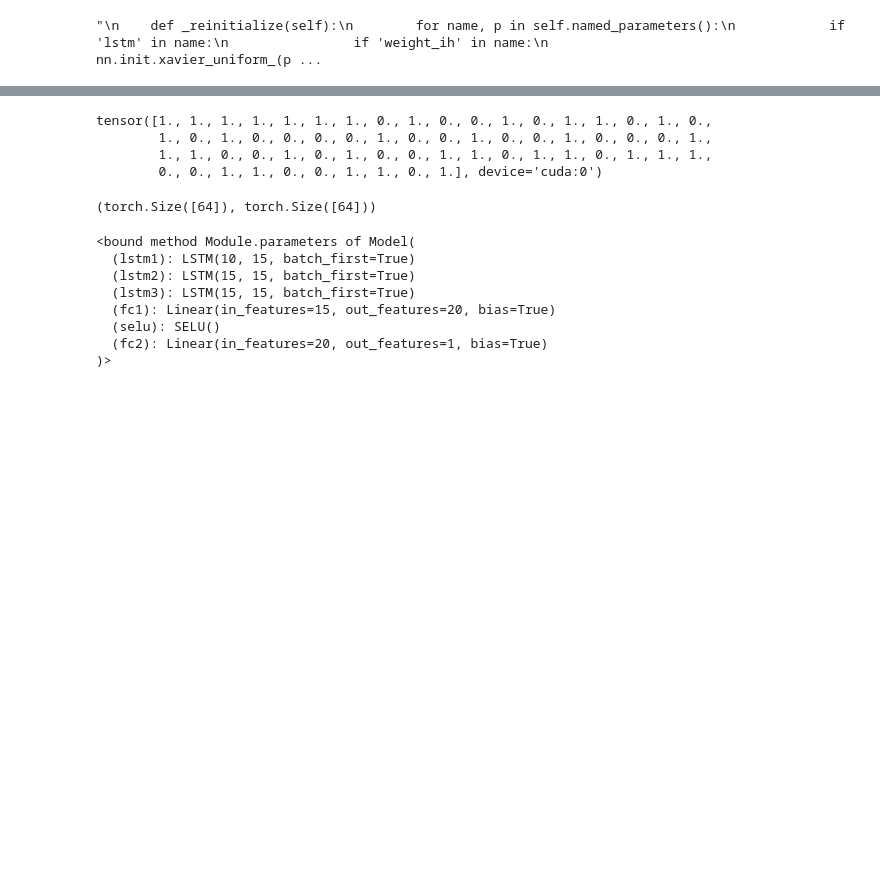
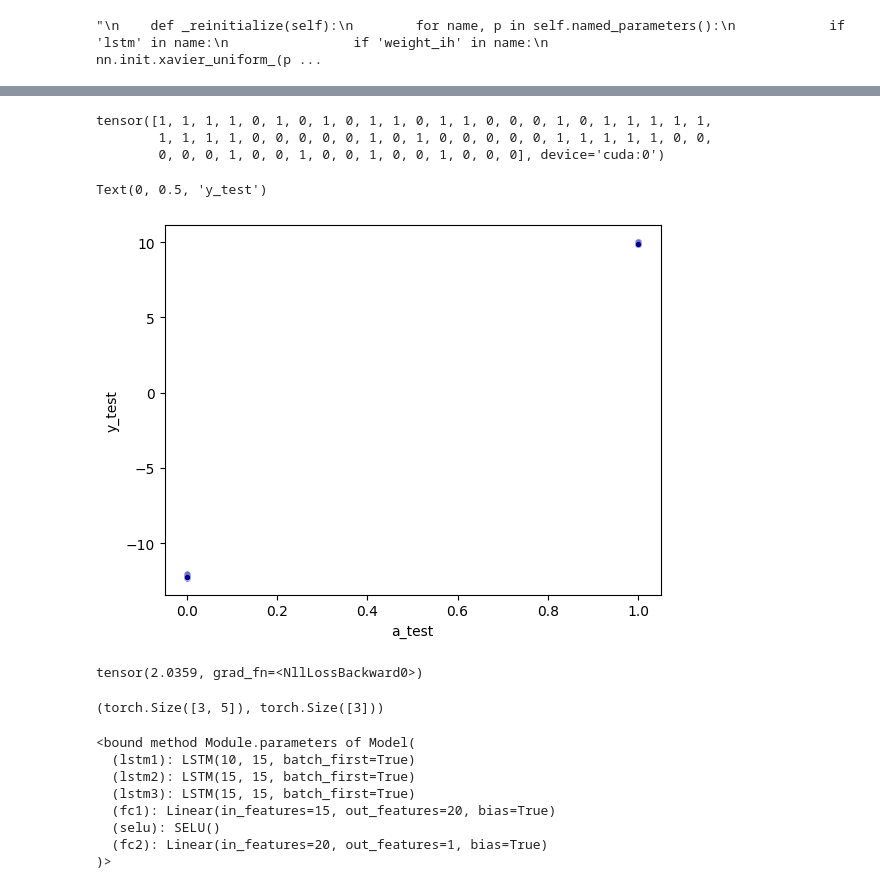
Before and after one commit to Dyakonov/Colab, a Jupyter notebook: IMBP_01.ipynb, the cells around one changed output, grey strips where cells are left out. Cells and saved outputs as stored; diff of their text form; code cells hidden in the pictures; blank space fills up the shorter version.

```diff
--- a/IMBP_01.ipynb
+++ b/IMBP_01.ipynb
@@ -482,14 +527,30 @@ tensor([-50.2712, -50.2711, -50.2711, -50.2711, -50.2711, -50.2711, -50.2711,
 # %%
-y
+y.view(-1)
 # %% [output]
-tensor([1., 1., 1., 1., 1., 1., 1., 0., 1., 0., 0., 1., 0., 1., 1., 0., 1., 0.,
-        1., 0., 1., 0., 0., 0., 0., 1., 0., 0., 1., 0., 0., 1., 0., 0., 0., 1.,
-        1., 1., 0., 0., 1., 0., 1., 0., 0., 1., 1., 0., 1., 1., 0., 1., 1., 1.,
-        0., 0., 1., 1., 0., 0., 1., 1., 0., 1.], device='cuda:0')
+tensor([1, 1, 1, 1, 0, 1, 0, 1, 0, 1, 1, 0, 1, 1, 0, 0, 0, 1, 0, 1, 1, 1, 1, 1,
+        1, 1, 1, 1, 0, 0, 0, 0, 0, 1, 0, 1, 0, 0, 0, 0, 0, 1, 1, 1, 1, 1, 0, 0,
+        0, 0, 0, 1, 0, 0, 1, 0, 0, 1, 0, 0, 1, 0, 0, 0], device='cuda:0')
+# %%
+import matplotlib.pyplot as plt
+
+plt.scatter(y.detach().cpu(), y_pred[:,1].detach().cpu(), 20, c='#000099', edgecolor='w', lw=0.3)
+#plt.xlim([0, 1])
+#plt.ylim([0, 1])
+plt.xlabel('a_test')
+plt.ylabel('y_test')
+# %% [output]
+Text(0, 0.5, 'y_test')
+[figure, added]
+# %%
+input = torch.randn(3, 5, requires_grad=True)
+target = torch.empty(3, dtype=torch.long).random_(5)
+criterion(input, target)
+# %% [output]
+tensor(2.0359, grad_fn=<NllLossBackward0>)
 # %%
-y_pred.shape, y.shape
+input.shape, target.shape
 # %% [output]
-(torch.Size([64]), torch.Size([64]))
+(torch.Size([3, 5]), torch.Size([3]))
 # %%
 model.parameters
 # %% [output]
```
Also changed, not shown: parts of 15 cells of this notebook.
